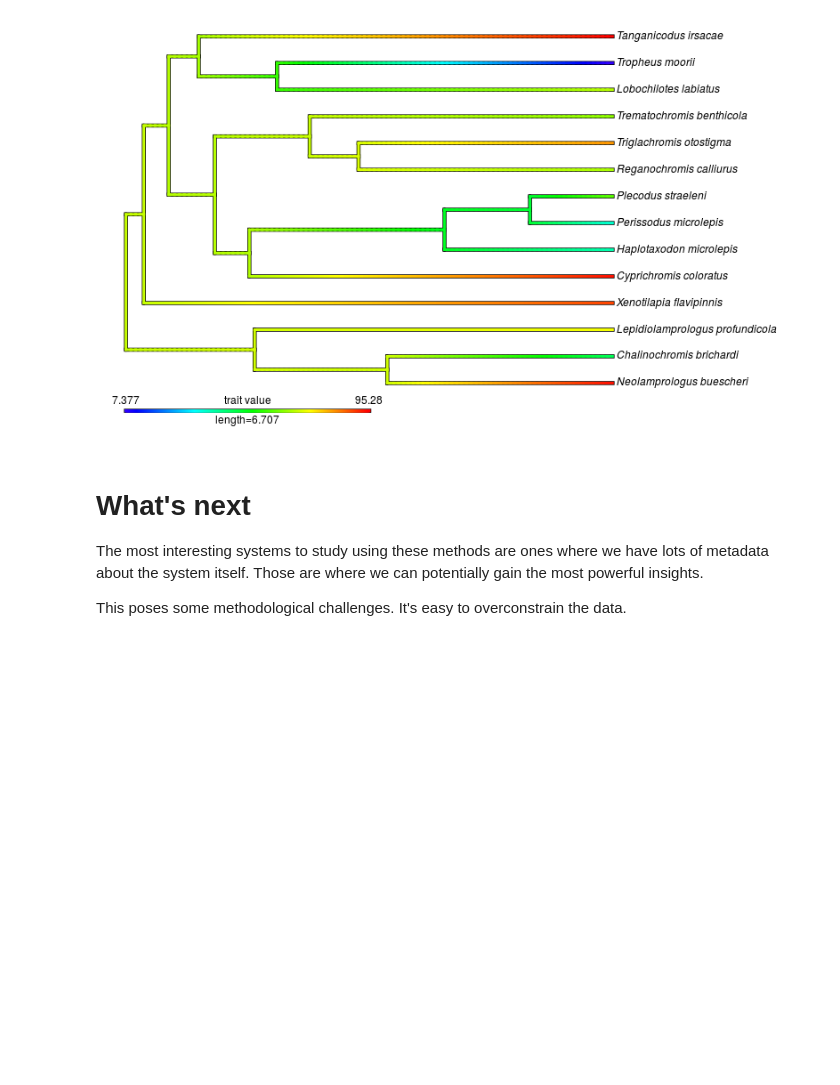
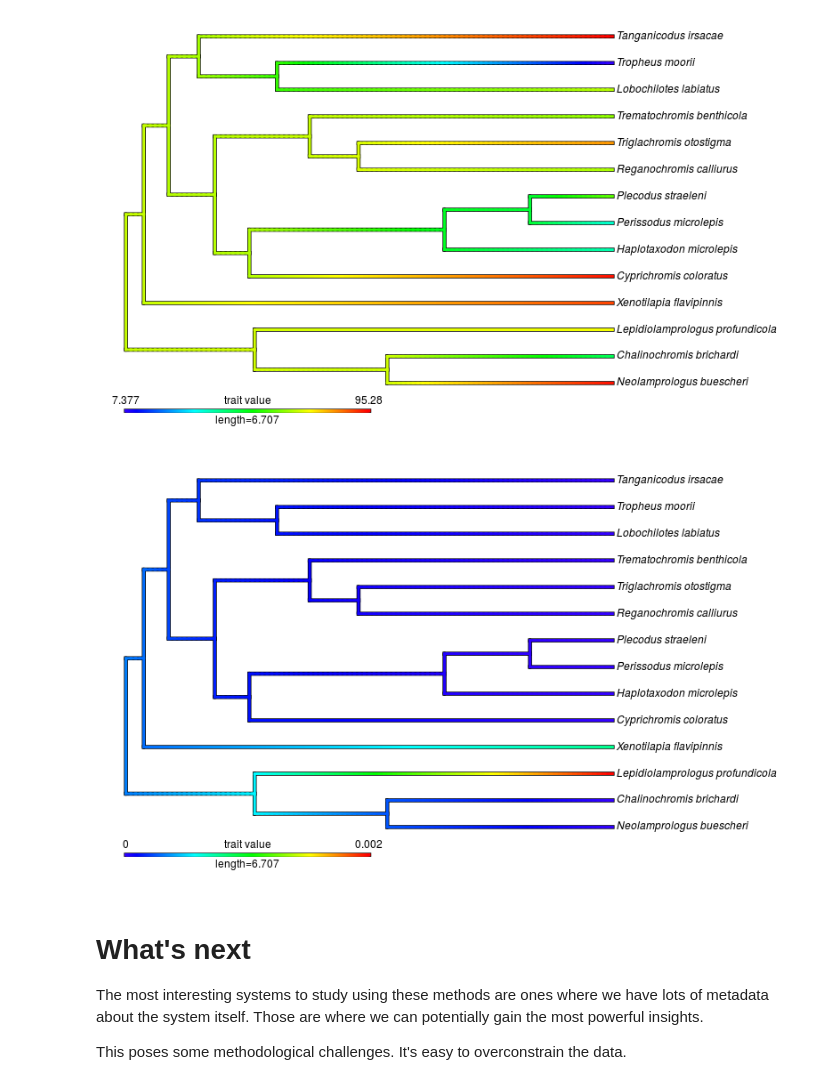
Before and after one commit to ryneches/fishpoo, a Jupyter notebook: fishpoo.ipynb, the cells around one changed output. Drawn from its saved outputs; the diff is of its cells as text; code cells hidden in the pictures; blank space fills up the shorter version.

```diff
--- a/fishpoo.ipynb
+++ b/fishpoo.ipynb
@@ -553,6 +553,13 @@ obj <- contMap( rabosky_trimmed, as.matrix(phase1_otus)[,"X839235"], plot=FALSE
 plot(setMap(obj,invert=TRUE))
 # %% [output]
 [figure]
+# %%
+%%R -w 800 -h 480 -u px
+# Plot Aeromonas distrobution https://microbewiki.kenyon.edu/index.php/Aeromonas
+obj <- contMap( rabosky_trimmed, as.matrix(phase1_otus)[,"X560101"], plot=FALSE )
+plot(setMap(obj,invert=TRUE))
+# %% [output]
+[figure, added]
 # %% [markdown]
 # What's next
 
```
Also changed, not shown: parts of 5 cells of this notebook.
